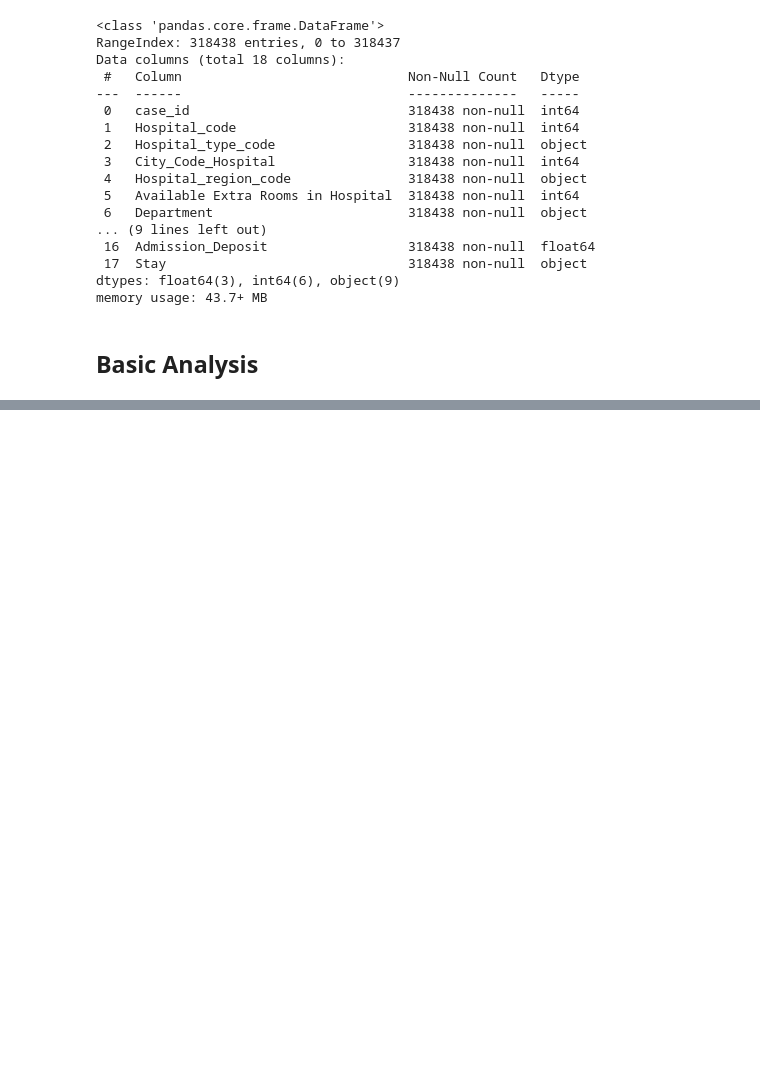
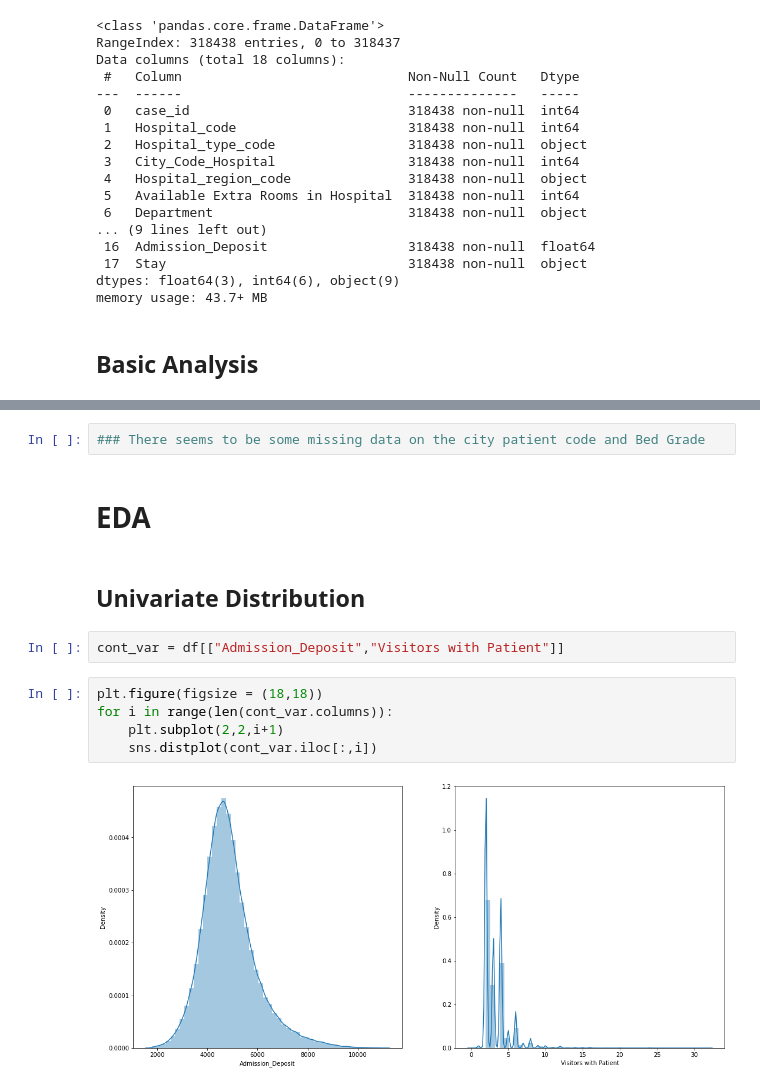
Before and after one commit to pmmc92/Healthcare-analytics, a Jupyter notebook: analysis.ipynb, the cells around one changed output, grey strips where cells are left out. Saved outputs shown, nothing was run; the diff lists cells and outputs as text; blank space fills up the shorter version.

```diff
--- a/analysis.ipynb
+++ b/analysis.ipynb
@@ -67,0 +97,15 @@ df.describe().T.style.bar(subset=["mean"], color="#205ff2")
+# %%
+### There seems to be some missing data on the city patient code and Bed Grade
+# %% [markdown]
+# EDA
+# %% [markdown]
+## Univariate Distribution
+# %%
+cont_var = df[["Admission_Deposit","Visitors with Patient"]]
+# %%
+plt.figure(figsize = (18,18))
+for i in range(len(cont_var.columns)):
+    plt.subplot(2,2,i+1)
+    sns.distplot(cont_var.iloc[:,i])
+# %% [output]
+[figure, added]
```
Also changed, not shown: parts of 4 cells of this notebook.
